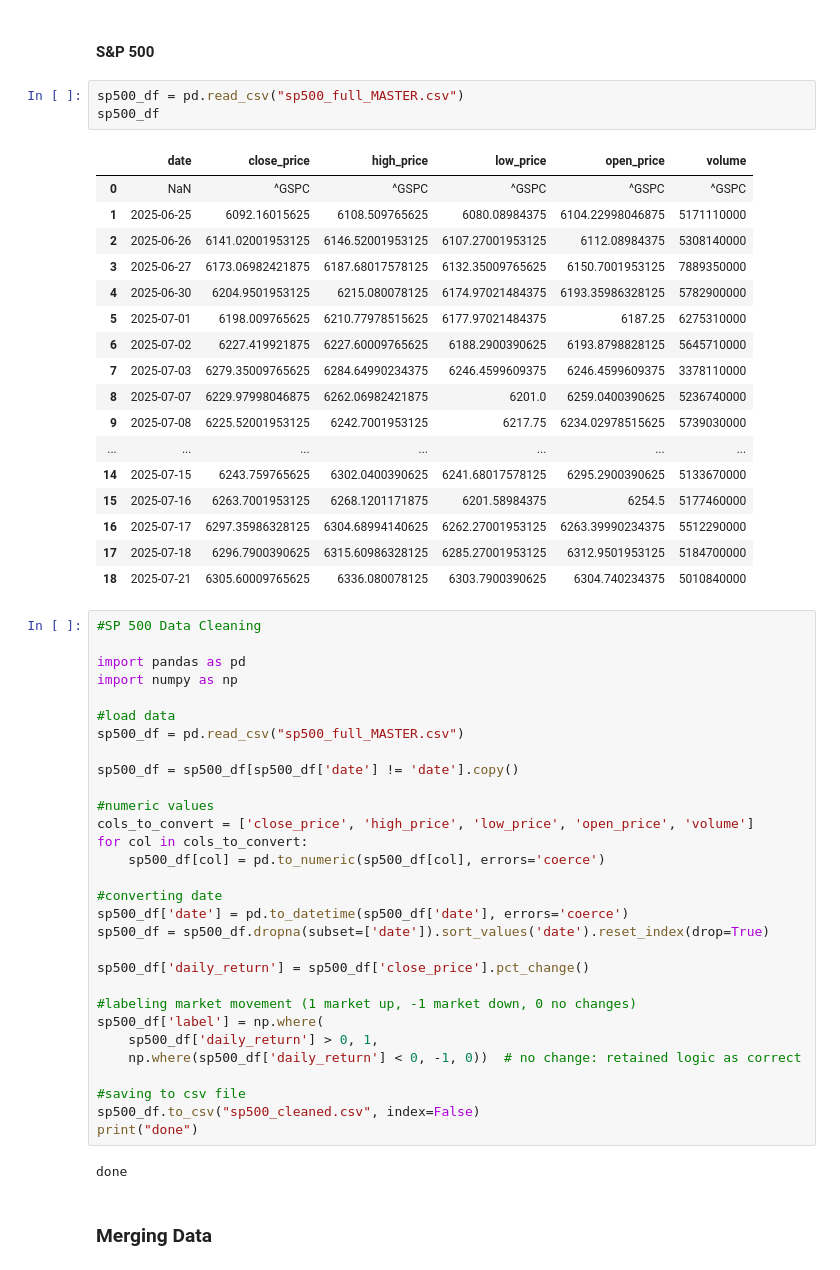
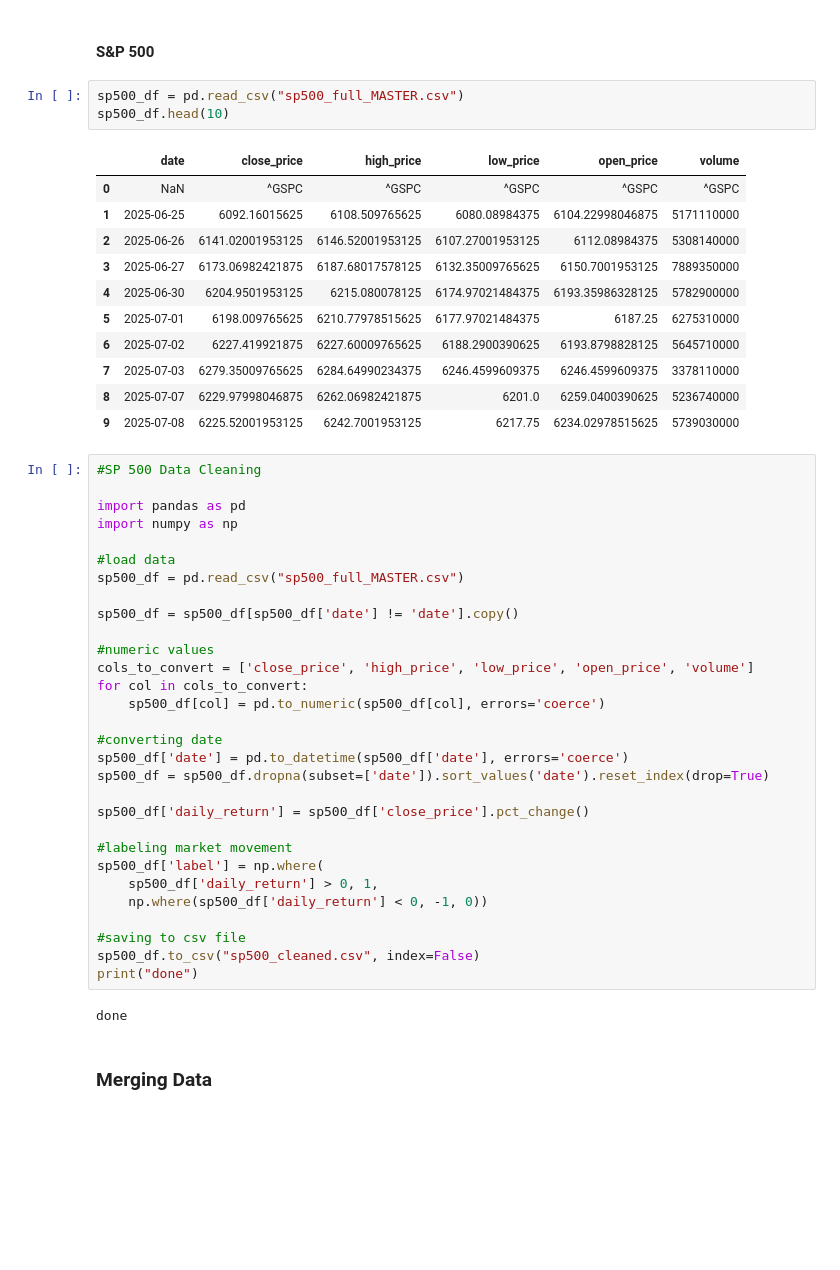
Before and after one commit to crndogan/stock-news-prediction, a Jupyter notebook: notebooks/Master_Data_Modeling.ipynb, the cells around one changed output. Saved outputs shown, nothing was run; the diff lists cells and outputs as text; blank space fills up the shorter version.

```diff
--- a/notebooks/Master_Data_Modeling.ipynb
+++ b/notebooks/Master_Data_Modeling.ipynb
@@ -231,25 +190,19 @@ done
 #### S&P 500
 # %%
 sp500_df = pd.read_csv("sp500_full_MASTER.csv")
-sp500_df
+sp500_df.head(10)
 # %% [output]
 |  | date | close_price | high_price | low_price | open_price | volume |
 | 0 | NaN | ^GSPC | ^GSPC | ^GSPC | ^GSPC | ^GSPC |
 | 1 | 2025-06-25 | 6092.16015625 | 6108.509765625 | 6080.08984375 | 6104.22998046875 | 5171110000 |
 | 2 | 2025-06-26 | 6141.02001953125 | 6146.52001953125 | 6107.27001953125 | 6112.08984375 | 5308140000 |
 | 3 | 2025-06-27 | 6173.06982421875 | 6187.68017578125 | 6132.35009765625 | 6150.7001953125 | 7889350000 |
 | 4 | 2025-06-30 | 6204.9501953125 | 6215.080078125 | 6174.97021484375 | 6193.35986328125 | 5782900000 |
 | 5 | 2025-07-01 | 6198.009765625 | 6210.77978515625 | 6177.97021484375 | 6187.25 | 6275310000 |
 | 6 | 2025-07-02 | 6227.419921875 | 6227.60009765625 | 6188.2900390625 | 6193.8798828125 | 5645710000 |
 | 7 | 2025-07-03 | 6279.35009765625 | 6284.64990234375 | 6246.4599609375 | 6246.4599609375 | 3378110000 |
 | 8 | 2025-07-07 | 6229.97998046875 | 6262.06982421875 | 6201.0 | 6259.0400390625 | 5236740000 |
 | 9 | 2025-07-08 | 6225.52001953125 | 6242.7001953125 | 6217.75 | 6234.02978515625 | 5739030000 |
-| ... | ... | ... | ... | ... | ... | ... |
-| 14 | 2025-07-15 | 6243.759765625 | 6302.0400390625 | 6241.68017578125 | 6295.2900390625 | 5133670000 |
-| 15 | 2025-07-16 | 6263.7001953125 | 6268.1201171875 | 6201.58984375 | 6254.5 | 5177460000 |
-| 16 | 2025-07-17 | 6297.35986328125 | 6304.68994140625 | 6262.27001953125 | 6263.39990234375 | 5512290000 |
-| 17 | 2025-07-18 | 6296.7900390625 | 6315.60986328125 | 6285.27001953125 | 6312.9501953125 | 5184700000 |
-| 18 | 2025-07-21 | 6305.60009765625 | 6336.080078125 | 6303.7900390625 | 6304.740234375 | 5010840000 |
 # %%
 #SP 500 Data Cleaning
 
@@ -272,10 +225,10 @@ sp500_df = sp500_df.dropna(subset=['date']).sort_values('date').reset_index(drop
 
 sp500_df['daily_return'] = sp500_df['close_price'].pct_change()
 
-#labeling market movement (1 market up, -1 market down, 0 no changes)
+#labeling market movement
 sp500_df['label'] = np.where(
     sp500_df['daily_return'] > 0, 1,
-    np.where(sp500_df['daily_return'] < 0, -1, 0))  # no change: retained logic as correct
+    np.where(sp500_df['daily_return'] < 0, -1, 0))
 
 #saving to csv file
 sp500_df.to_csv("sp500_cleaned.csv", index=False)
```
Also changed, not shown: parts of 17 cells of this notebook.
